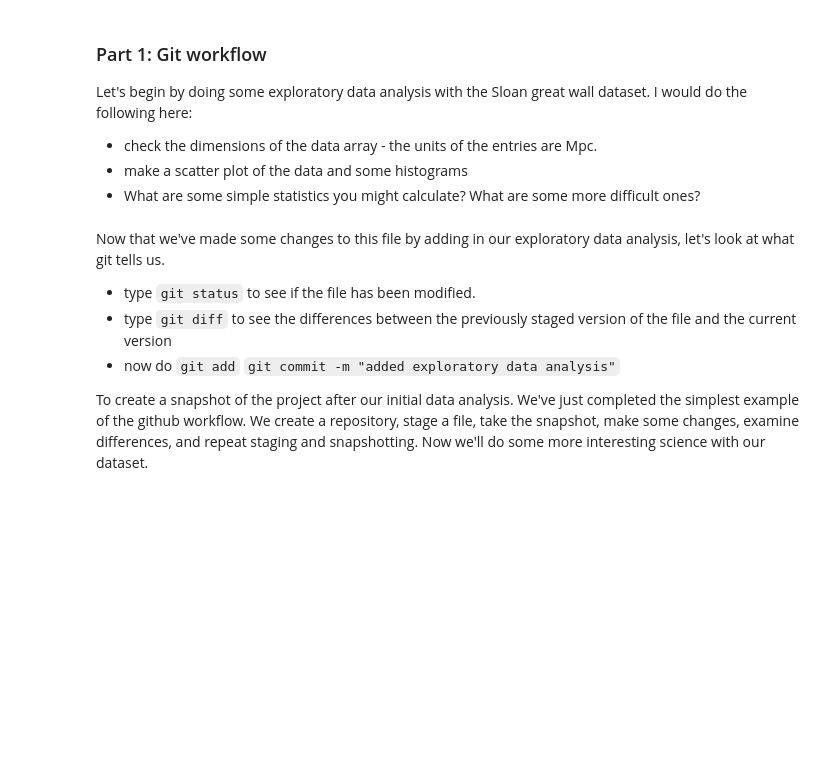
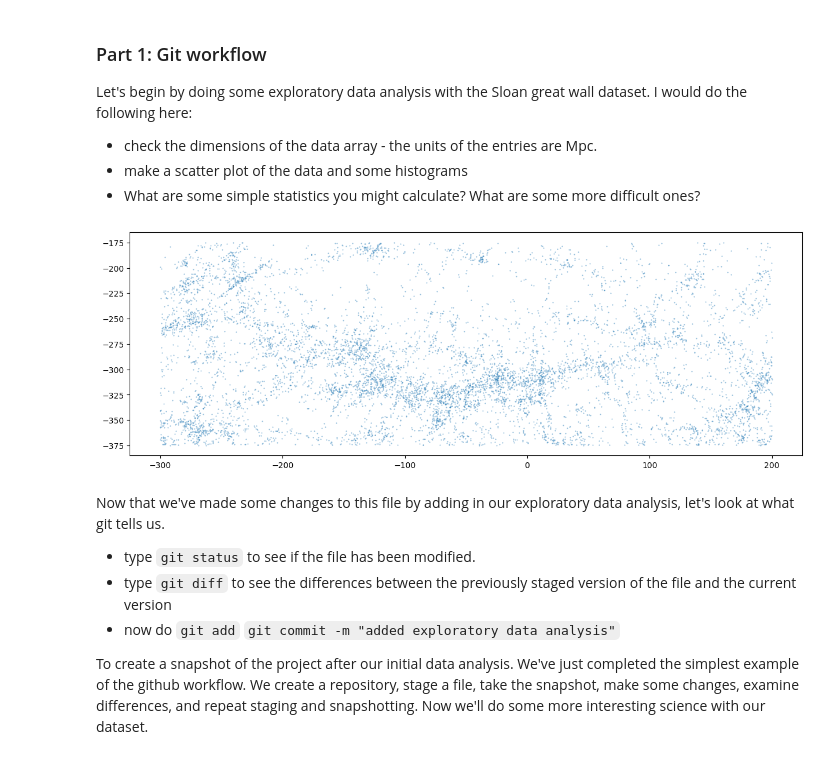
Before and after one commit to drmegannewsome/Session21_GitPractice, a Jupyter notebook: DSFP_intro_2_git.ipynb, the cells around one changed output. Saved outputs shown, nothing was run; the diff lists cells and outputs as text; code cells hidden in the pictures; blank space fills up the shorter version.

```diff
--- a/DSFP_intro_2_git.ipynb
+++ b/DSFP_intro_2_git.ipynb
@@ -46,7 +46,14 @@ Let's begin by doing some exploratory data analysis with the Sloan great wall da
 * make a scatter plot of the data and some histograms
 * What are some simple statistics you might calculate? What are some more difficult ones?
 # %%
-# exploratory data analysis goes here
+dimensions = X.shape
+plt.figure(figsize=(15,5))
+plt.plot(X[:,1], X[:,0], '.', markersize=1, alpha=0.5)
+#plt.hist(X[:,0], bins=100, alpha=0.75)
+#plt.hist(X[:,1], bins=100, alpha=0.5)
+plt.show()
+# %% [output]
+[figure, added]
 # %% [markdown]
 Now that we've made some changes to this file by adding in our exploratory data analysis, let's look at what git tells us.
 
```
Also changed, not shown: parts of 1 cell of this notebook, 1 other file.
